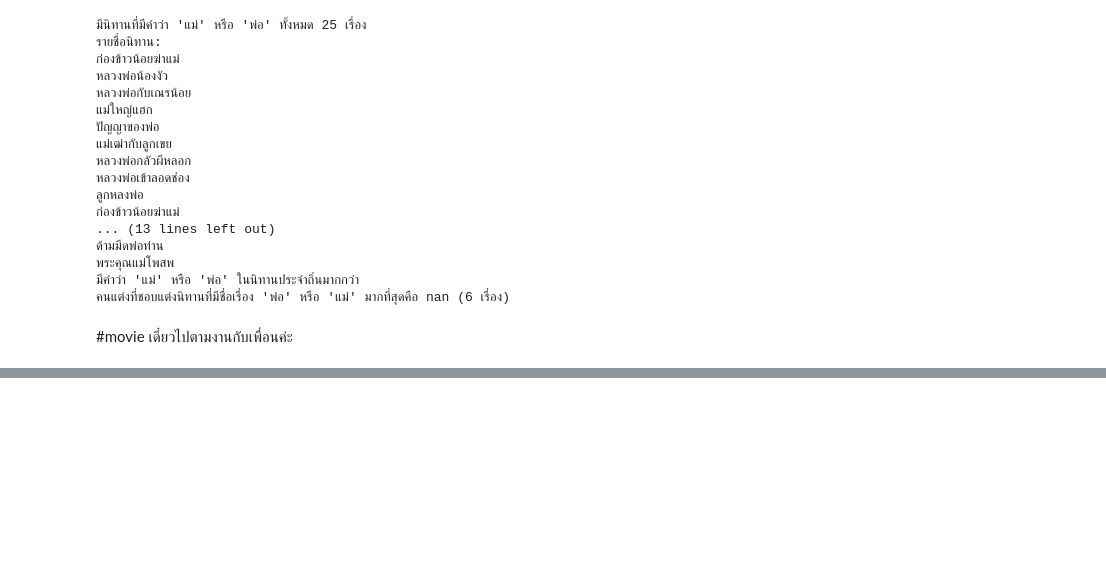
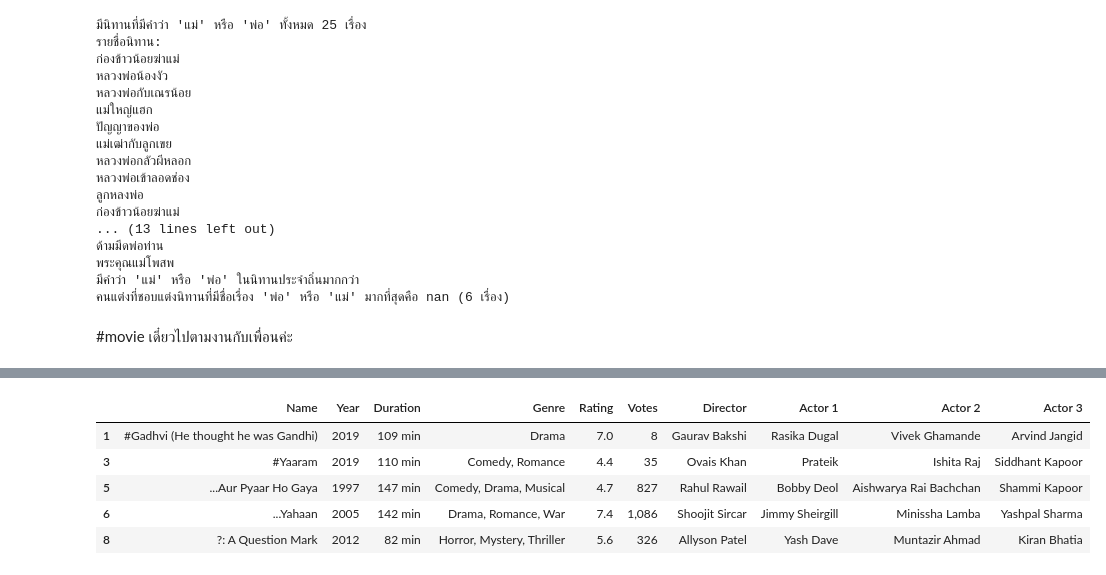
Before and after one commit to pennapha12/Python_dataviz2024, a Jupyter notebook: Pandas_101_2024.ipynb, the cells around one changed output, grey strips where cells are left out. Cells and saved outputs as stored; diff of their text form; code cells hidden in the pictures; blank space fills up the shorter version.

```diff
--- a/Pandas_101_2024.ipynb
+++ b/Pandas_101_2024.ipynb
@@ -891,0 +957,9 @@ for
+# %%
+movie_df.head()
+# %% [output]
+|  | Name | Year | Duration | Genre | Rating | Votes | Director | Actor 1 | Actor 2 | Actor 3 |
+| 1 | #Gadhvi (He thought he was Gandhi) | 2019 | 109 min | Drama | 7.0 | 8 | Gaurav Bakshi | Rasika Dugal | Vivek Ghamande | Arvind Jangid |
+| 3 | #Yaaram | 2019 | 110 min | Comedy, Romance | 4.4 | 35 | Ovais Khan | Prateik | Ishita Raj | Siddhant Kapoor |
+| 5 | ...Aur Pyaar Ho Gaya | 1997 | 147 min | Comedy, Drama, Musical | 4.7 | 827 | Rahul Rawail | Bobby Deol | Aishwarya Rai Bachchan | Shammi Kapoor |
+| 6 | ...Yahaan | 2005 | 142 min | Drama, Romance, War | 7.4 | 1,086 | Shoojit Sircar | Jimmy Sheirgill | Minissha Lamba | Yashpal Sharma |
+| 8 | ?: A Question Mark | 2012 | 82 min | Horror, Mystery, Thriller | 5.6 | 326 | Allyson Patel | Yash Dave | Muntazir Ahmad | Kiran Bhatia |
```
Also changed, not shown: parts of 25 cells of this notebook.
